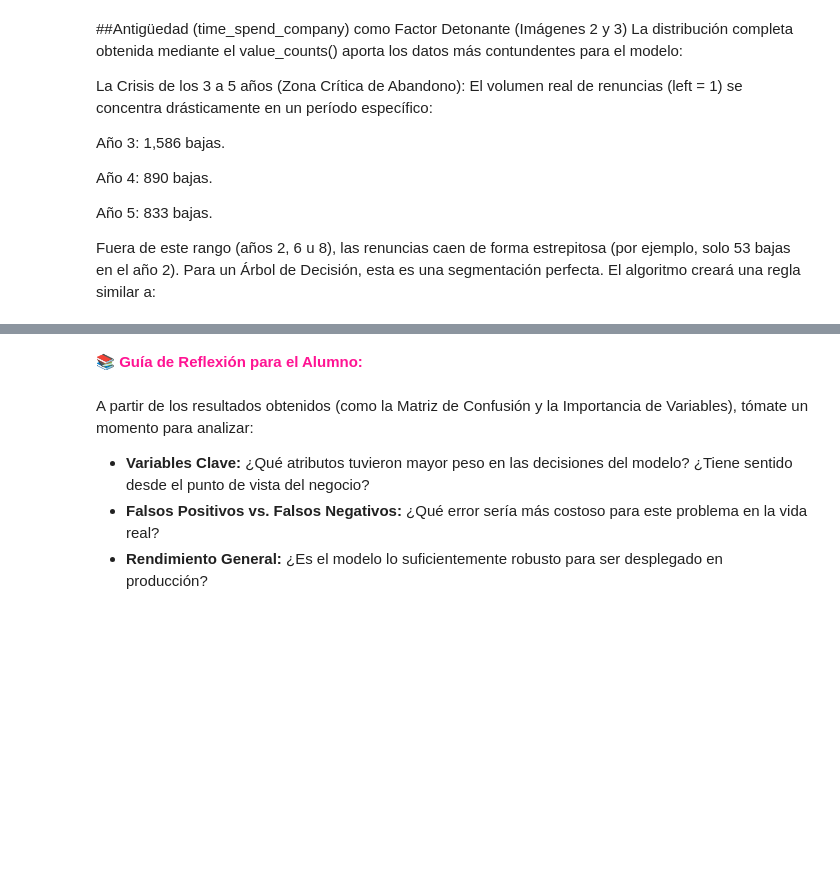
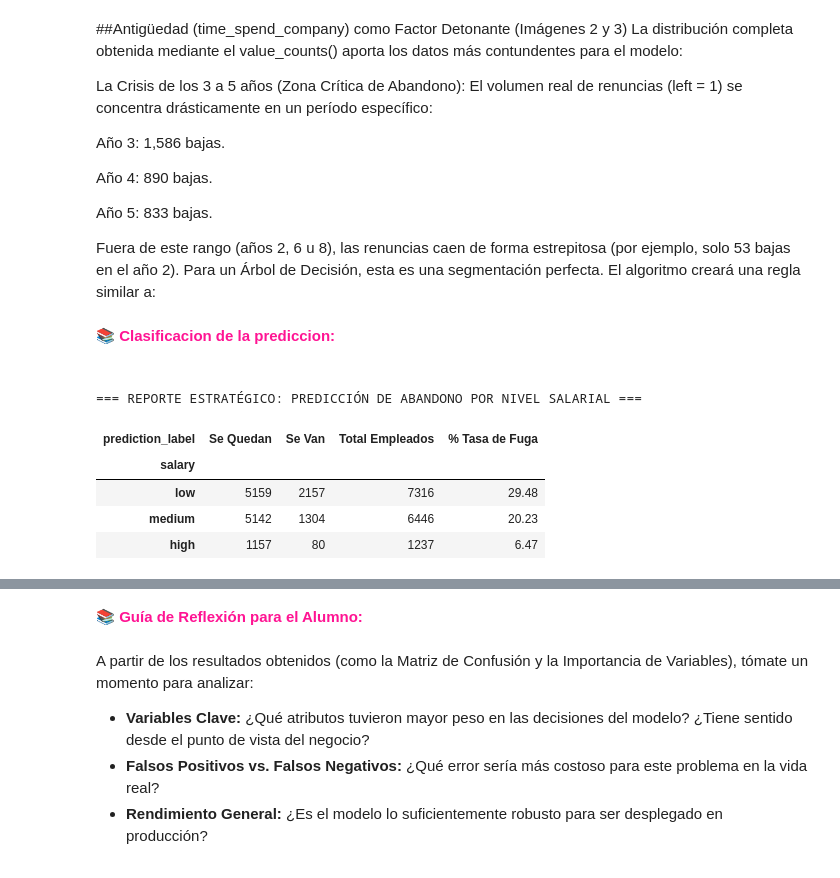
Before and after one commit to Viny2030/UMSA-Analisis_de_datos, a Jupyter notebook: bds_pycaret_001_02.ipynb, the cells around one changed output, grey strips where cells are left out. Saved outputs shown, nothing was run; the diff lists cells and outputs as text; code cells hidden in the pictures; blank space fills up the shorter version.

```diff
--- a/bds_pycaret_001_02.ipynb
+++ b/bds_pycaret_001_02.ipynb
@@ -925,3 +1010,41 @@ Año 4: 890 bajas.
 Año 5: 833 bajas.
 
 Fuera de este rango (años 2, 6 u 8), las renuncias caen de forma estrepitosa (por ejemplo, solo 53 bajas en el año 2). Para un Árbol de Decisión, esta es una segmentación perfecta. El algoritmo creará una regla similar a:
+# %% [markdown]
+<p align="justify">
+<b><font color="DeepPink">📚 Clasificacion de la prediccion:</font></b><br><br>
+# %%
+	import pandas as pd
+
+# 1. Forzar el orden lógico del salario (de menor a mayor ingreso)
+prediccion_datos['salary'] = pd.Categorical(
+    prediccion_datos['salary'],
+    categories=['low', 'medium', 'high'],
+    ordered=True
+)
+
+# 2. Generar la matriz de confusión/conteo agrupada por salario
+# (Detecta automáticamente si tus etiquetas de predicción son numéricas [0,1] o texto ['no','yes'])
+resumen_salario = prediccion_datos.groupby(['salary', 'prediction_label'], observed=False).size().unstack(fill_value=0)
+
+# 3. Identificar dinámicamente los nombres de las columnas de predicción
+col_se_queda = [c for c in resumen_salario.columns if c in [0, '0', 'no', 'No', 'NO']][0]
+col_se_va = [c for c in resumen_salario.columns if c in [1, '1', 'yes', 'Yes', 'YES']][0]
+
+# 4. Renombrar las columnas para que el reporte sea comercial y claro
+resumen_salario = resumen_salario.rename(columns={col_se_queda: 'Se Quedan', col_se_va: 'Se Van'})
+
+# 5. Calcular los totales y la Tasa de Fuga Porcentual por cada rango
+resumen_salario['Total Empleados'] = resumen_salario['Se Quedan'] + resumen_salario['Se Van']
+resumen_salario['% Tasa de Fuga'] = ((resumen_salario['Se Van'] / resumen_salario['Total Empleados']) * 100).round(2)
+
+# 6. Mostrar el DataFrame final formateado
+print("=== REPORTE ESTRATÉGICO: PREDICCIÓN DE ABANDONO POR NIVEL SALARIAL ===")
+resumen_salario[['Se Quedan', 'Se Van', 'Total Empleados', '% Tasa de Fuga']]
+# %% [output]
+=== REPORTE ESTRATÉGICO: PREDICCIÓN DE ABANDONO POR NIVEL SALARIAL ===
+| prediction_label | Se Quedan | Se Van | Total Empleados | % Tasa de Fuga |
+| salary |  |  |  |  |
+| low | 5159 | 2157 | 7316 | 29.48 |
+| medium | 5142 | 1304 | 6446 | 20.23 |
+| high | 1157 | 80 | 1237 | 6.47 |
```
Also changed, not shown: parts of 43 cells of this notebook.
